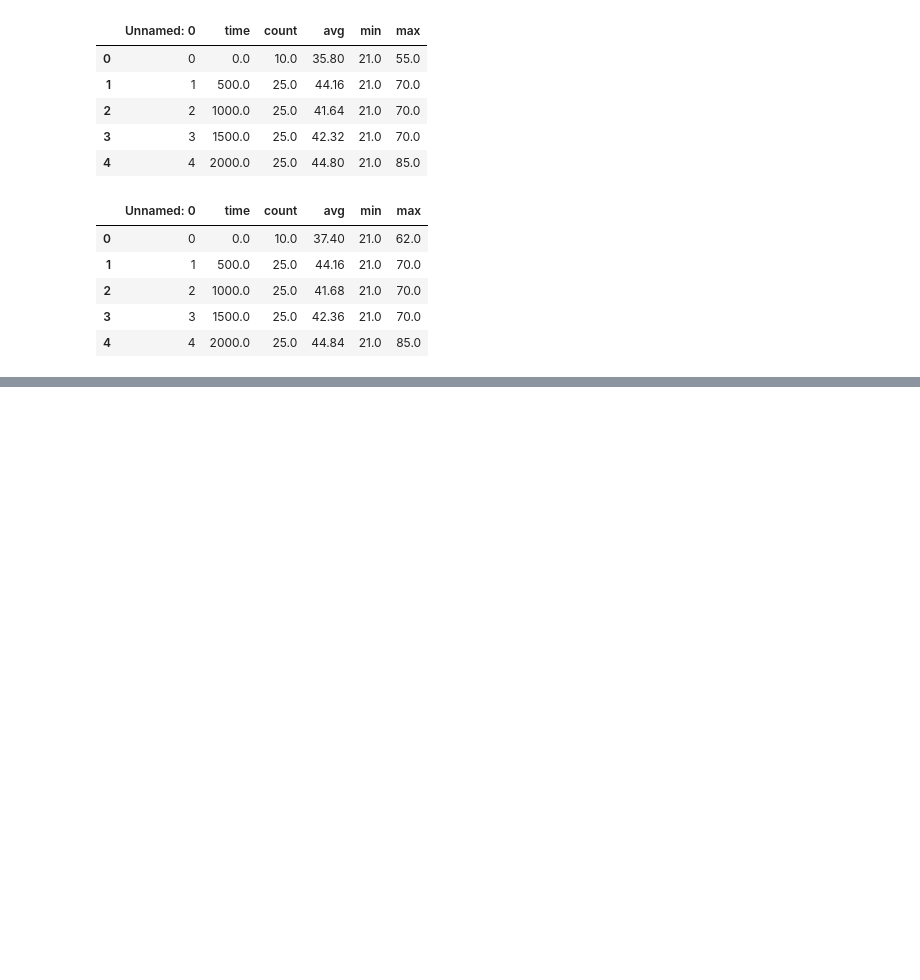
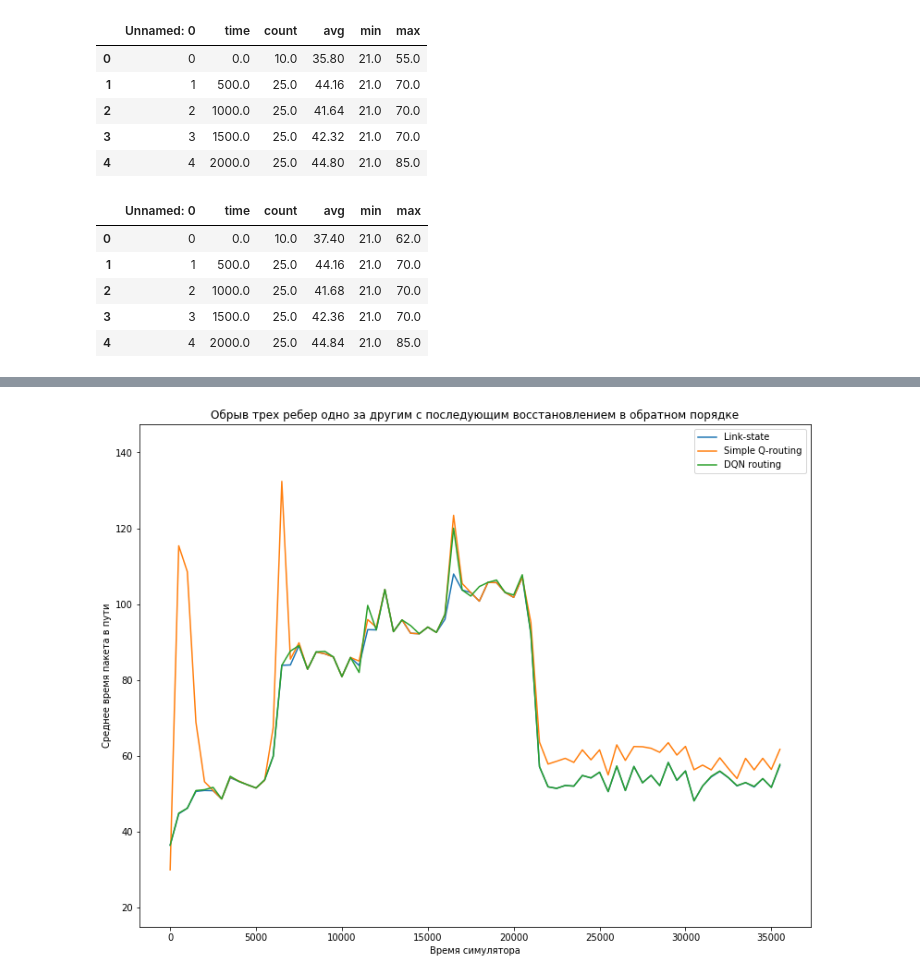
Before and after one commit to flyingleafe/dqnroute, a Jupyter notebook: plot_data.ipynb, the cells around one changed output, grey strips where cells are left out. Cells and saved outputs as stored; diff of their text form; code cells hidden in the pictures; blank space fills up the shorter version.

```diff
--- a/plot_data.ipynb
+++ b/plot_data.ipynb
@@ -70,0 +77,8 @@ plot_graph(title, ('Link-state', results3_ls), ('Simple Q-routing', results3_sq)
+# %%
+results4_ls = pd.read_csv('logs/results8_ls.csv')
+results4_sq = pd.read_csv('logs/results8_sq.csv')
+results4_dqn = pd.read_csv('logs/results8_dqn.csv')
+title = 'Обрыв трех ребер одно за другим с последующим восстановлением в обратном порядке'
+plot_graph(title, ('Link-state', results4_ls), ('Simple Q-routing', results4_sq), ('DQN routing', results4_dqn))
+# %% [output]
+[figure, added]
```
Also changed, not shown: parts of 6 cells of this notebook, 6 other files.
